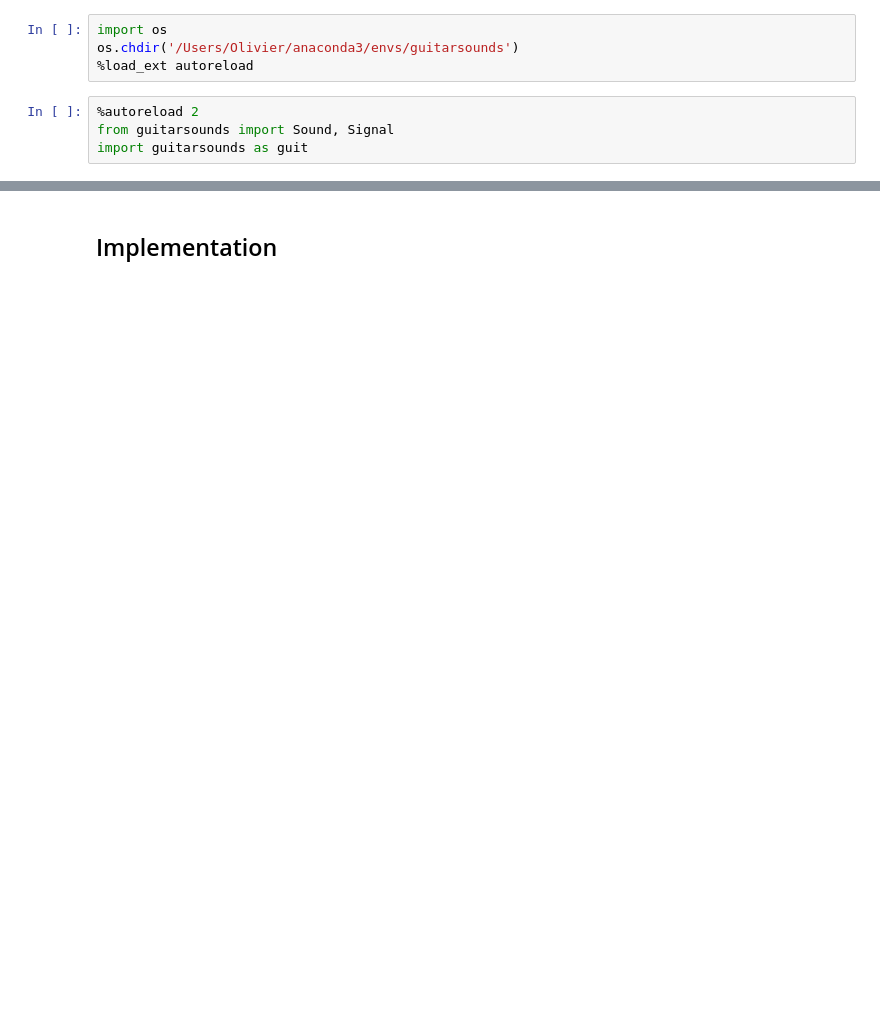
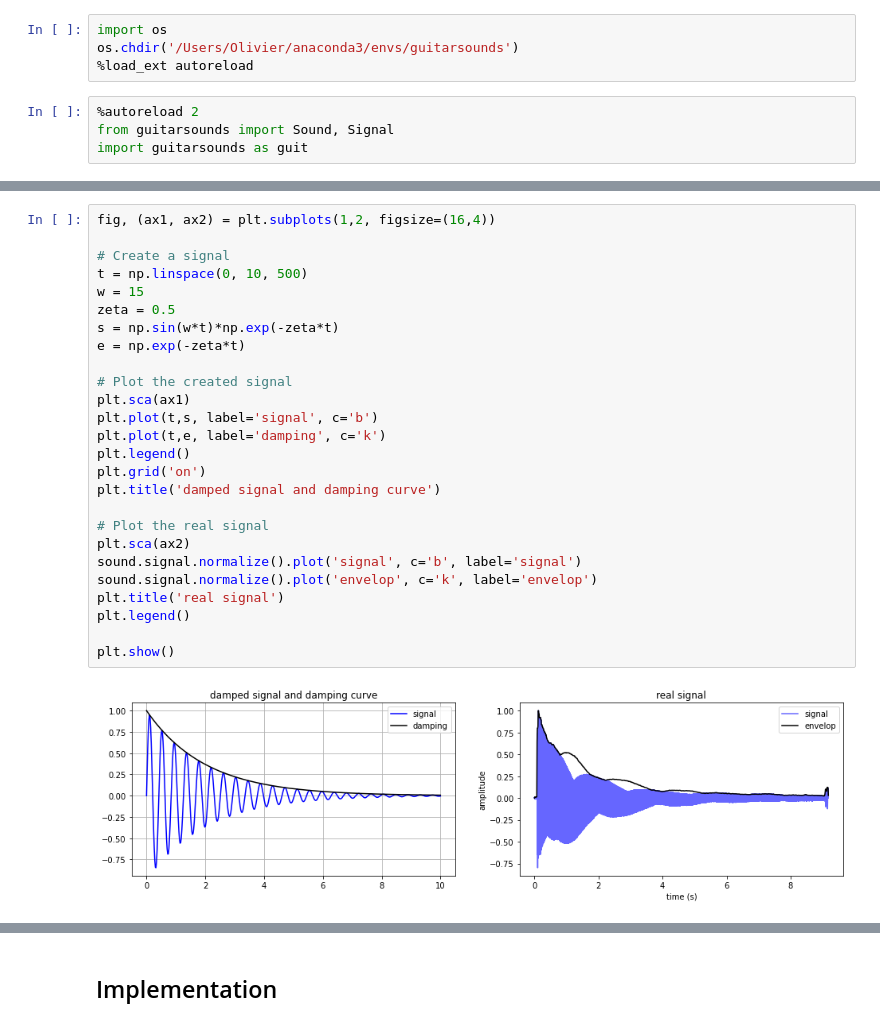
Before and after one commit to olivecha/guitarsounds, a Jupyter notebook: Notebooks/Dev/DEV_Time_Damping.ipynb, the cells around one changed output, grey strips where cells are left out. Drawn from its saved outputs; the diff is of its cells as text; blank space fills up the shorter version.

```diff
--- a/Notebooks/Dev/DEV_Time_Damping.ipynb
+++ b/Notebooks/Dev/DEV_Time_Damping.ipynb
@@ -197,0 +44,28 @@ plt.show()
+# %%
+fig, (ax1, ax2) = plt.subplots(1,2, figsize=(16,4))
+
+# Create a signal
+t = np.linspace(0, 10, 500)
+w = 15
+zeta = 0.5
+s = np.sin(w*t)*np.exp(-zeta*t)
+e = np.exp(-zeta*t)
+
+# Plot the created signal
+plt.sca(ax1)
+plt.plot(t,s, label='signal', c='b')
+plt.plot(t,e, label='damping', c='k')
+plt.legend()
+plt.grid('on')
+plt.title('damped signal and damping curve')
+
+# Plot the real signal
+plt.sca(ax2)
+sound.signal.normalize().plot('signal', c='b', label='signal')
+sound.signal.normalize().plot('envelop', c='k', label='envelop')
+plt.title('real signal')
+plt.legend()
+
+plt.show()
+# %% [output]
+[figure, added]
```
Also changed, not shown: parts of 30 cells of this notebook, 23 other files.
